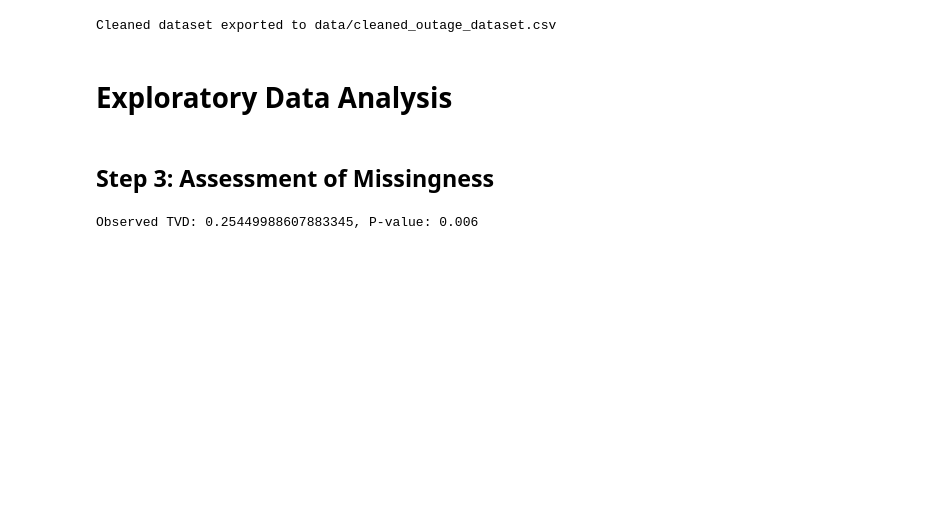
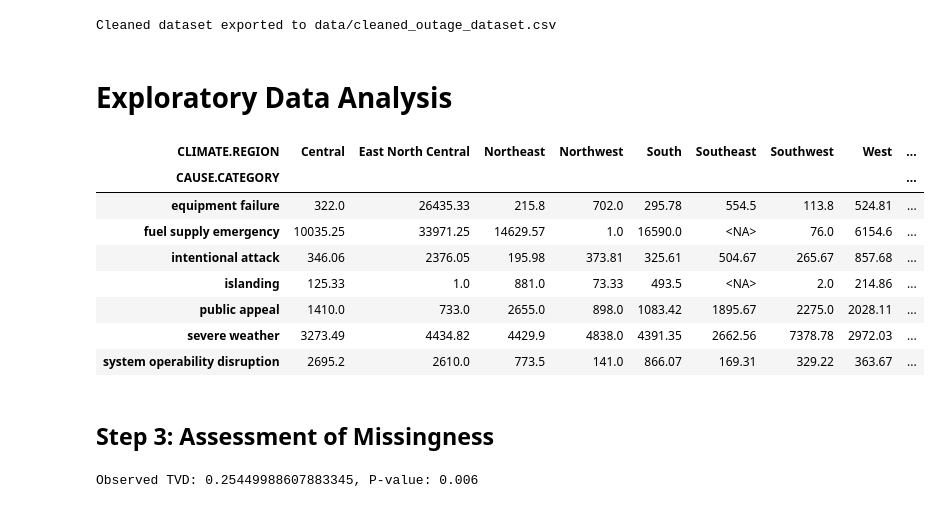
Before and after one commit to k-phantastic/US-Power-Outage-Analysis, a Jupyter notebook: full_study.ipynb, the cells around one changed output. Saved outputs shown, nothing was run; the diff lists cells and outputs as text; code cells hidden in the pictures; blank space fills up the shorter version.

Commit message:
Added pivot table

```diff
--- a/full_study.ipynb
+++ b/full_study.ipynb
@@ -291,6 +291,31 @@ by_cause.plot(kind='barh', title='Number of Outages by Cause Category').show()
 # Average Outage Duration by Cause Category
 avg_duration_by_cause = df_cleaned.groupby('CAUSE.CATEGORY', observed=True)['OUTAGE.DURATION'].mean().sort_values(ascending=False)
 avg_duration_by_cause.plot(kind='bar', title='Average Outage Duration by Cause Category').show()
+# %%
+# Relevant climate region map: https://www.ncei.noaa.gov/access/monitoring/reference-maps/us-climate-regions
+pivot_df = (
+    df_cleaned
+    .groupby(['CAUSE.CATEGORY', 'CLIMATE.REGION'], observed=True)
+    .agg(avg_outage_duration = ('OUTAGE.DURATION', 'mean'))
+    .reset_index()
+)
+
+pivot_table = pivot_df.pivot_table(
+    index='CAUSE.CATEGORY',
+    columns='CLIMATE.REGION',
+    values='avg_outage_duration',
+)
+pivot_table
+# %% [output]
+| CLIMATE.REGION | Central | East North Central | Northeast | Northwest | South | Southeast | Southwest | West | ... |
+| CAUSE.CATEGORY |  |  |  |  |  |  |  |  | ... |
+| equipment failure | 322.0 | 26435.33 | 215.8 | 702.0 | 295.78 | 554.5 | 113.8 | 524.81 | ... |
+| fuel supply emergency | 10035.25 | 33971.25 | 14629.57 | 1.0 | 16590.0 | <NA> | 76.0 | 6154.6 | ... |
+| intentional attack | 346.06 | 2376.05 | 195.98 | 373.81 | 325.61 | 504.67 | 265.67 | 857.68 | ... |
+| islanding | 125.33 | 1.0 | 881.0 | 73.33 | 493.5 | <NA> | 2.0 | 214.86 | ... |
+| public appeal | 1410.0 | 733.0 | 2655.0 | 898.0 | 1083.42 | 1895.67 | 2275.0 | 2028.11 | ... |
+| severe weather | 3273.49 | 4434.82 | 4429.9 | 4838.0 | 4391.35 | 2662.56 | 7378.78 | 2972.03 | ... |
+| system operability disruption | 2695.2 | 2610.0 | 773.5 | 141.0 | 866.07 | 169.31 | 329.22 | 363.67 | ... |
 # %% [markdown]
 ## Step 3: Assessment of Missingness
 # %%
```
Also changed, not shown: parts of 8 cells of this notebook.
